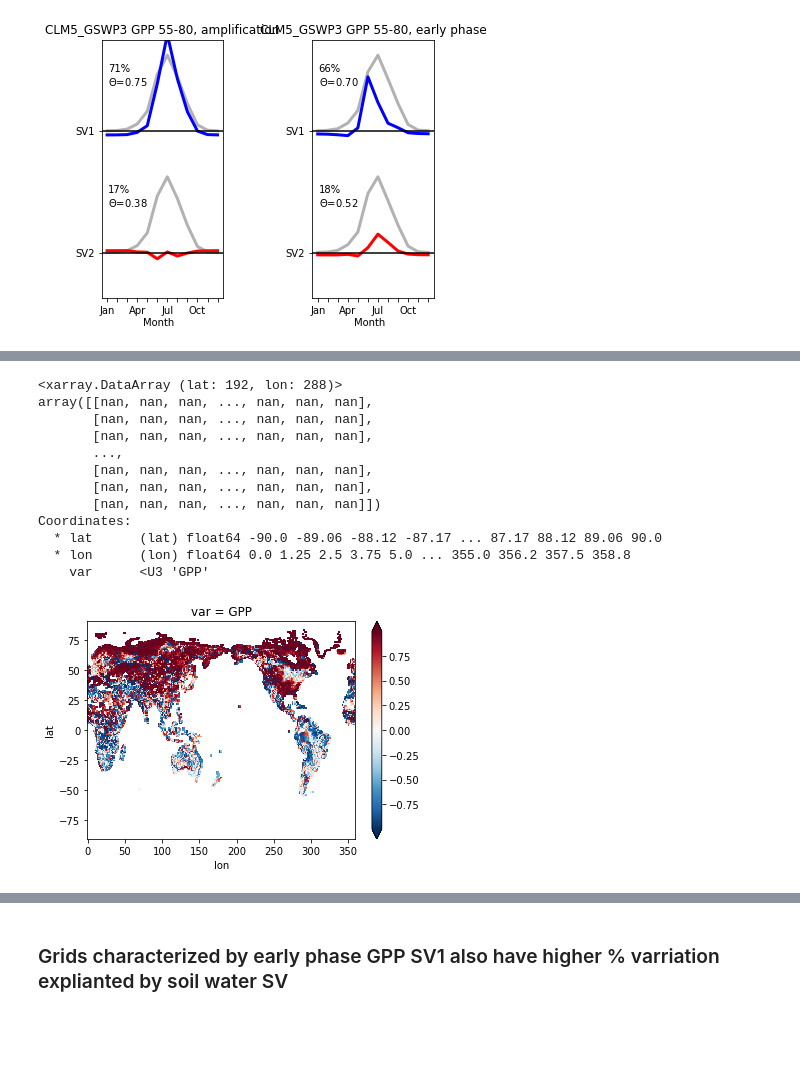
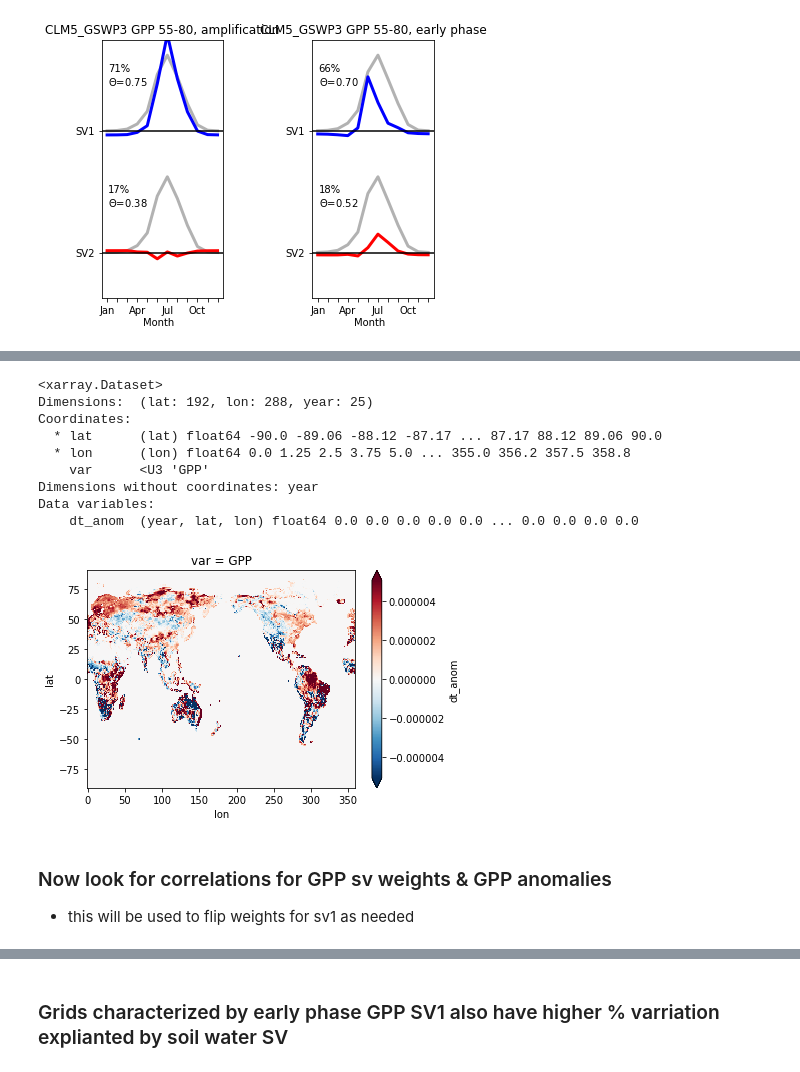
Before and after one commit to NCAR/ctsm_python_gallery, a Jupyter notebook: notebooks/MonthlySVD.ipynb, the cells around one changed output, grey strips where cells are left out. Drawn from its saved outputs; the diff is of its cells as text; code cells hidden in the pictures; blank space fills up the shorter version.

```diff
--- a/notebooks/MonthlySVD.ipynb
+++ b/notebooks/MonthlySVD.ipynb
@@ -595,26 +581,5 @@ def svd_wrap(anom, years=years):
         [theta,varfrac]=svd.calc_redistribution(vectors, weights, matrix)
 
     return theta, varfrac, vectors, weights
-
-# define function to generate  seasonal means & reshape to season x year
-# reads in full dataset & returns all variables
-# returns a np.array dimensioned [var, season, year]
-def seasonal_wrap(anom, var=var, years=years):
-    if np.isnan(anom.get(var[0]))[0] == False:
-        # detrend data
-        detrend = anom.get(var).map(signal.detrend)
-
-        # resample monthly data to seasonal
-        detrend_season = detrend.resample(time="QS-DEC").mean()
-
-        # reshape timeseries vector into a matrix (var, season, year)
-        nvars = len(var)
-        seasonal=np.zeros([nvars, 4, years])
-
-        for nv in range(nvars):
-            for iyr in range(years):
-                seasonal[nv, 0:4, iyr]=detrend_season.get(var[nv])[iyr*4:(iyr+1)*4]
-
-    return seasonal
 # %%
 ## Select a single grid point to work with first
@@ -1096 +1002,20 @@ plt.tight_layout();
+# %%
+## check to see of vars are different from each other
+ds_season['dt_anom'] = ds_season.dt_anom.transpose('var','season','year','lat','lon')
+print(ds_season.isel(var=0, season=0))
+ds_season.isel(var=0, season=0, year=0).get('dt_anom').plot(robust=True);
+# %% [output]
+<xarray.Dataset>
+Dimensions:  (lat: 192, lon: 288, year: 25)
+Coordinates:
+  * lat      (lat) float64 -90.0 -89.06 -88.12 -87.17 ... 87.17 88.12 89.06 90.0
+  * lon      (lon) float64 0.0 1.25 2.5 3.75 5.0 ... 355.0 356.2 357.5 358.8
+    var      <U3 'GPP'
+Dimensions without coordinates: year
+Data variables:
+    dt_anom  (year, lat, lon) float64 0.0 0.0 0.0 0.0 0.0 ... 0.0 0.0 0.0 0.0
+[figure, added]
+# %% [markdown]
+### Now look for correlations for GPP sv weights & GPP anomalies
+* this will be used to flip weights for sv1 as needed
 # %%
@@ -1101,22 +1023,2 @@ plt.tight_layout();
 svd0 = svd0.rename_dims({'weights_dim1': 'sv', 'weights_dim2': 'year'})
-# %%
-# Results seems sensible, GPP SV1 weights correlates with JJA anomalies in NH
-sv1_gpp = pearson_correlation(ds_season['seasonal'].isel(var=0,season=2),
-                              svd0['weights'].isel(sv=0), 'year')
-sv1_gpp.plot(robust=True);
-print(sv1_gpp)
-# %% [output]
-<xarray.DataArray (lat: 192, lon: 288)>
-array([[nan, nan, nan, ..., nan, nan, nan],
-       [nan, nan, nan, ..., nan, nan, nan],
-       [nan, nan, nan, ..., nan, nan, nan],
-       ...,
-       [nan, nan, nan, ..., nan, nan, nan],
-       [nan, nan, nan, ..., nan, nan, nan],
-       [nan, nan, nan, ..., nan, nan, nan]])
-Coordinates:
-  * lat      (lat) float64 -90.0 -89.06 -88.12 -87.17 ... 87.17 88.12 89.06 90.0
-  * lon      (lon) float64 0.0 1.25 2.5 3.75 5.0 ... 355.0 356.2 357.5 358.8
-    var      <U3 'GPP'
-[figure, removed]
 # %%
```
Also changed, not shown: parts of 40 cells of this notebook.
